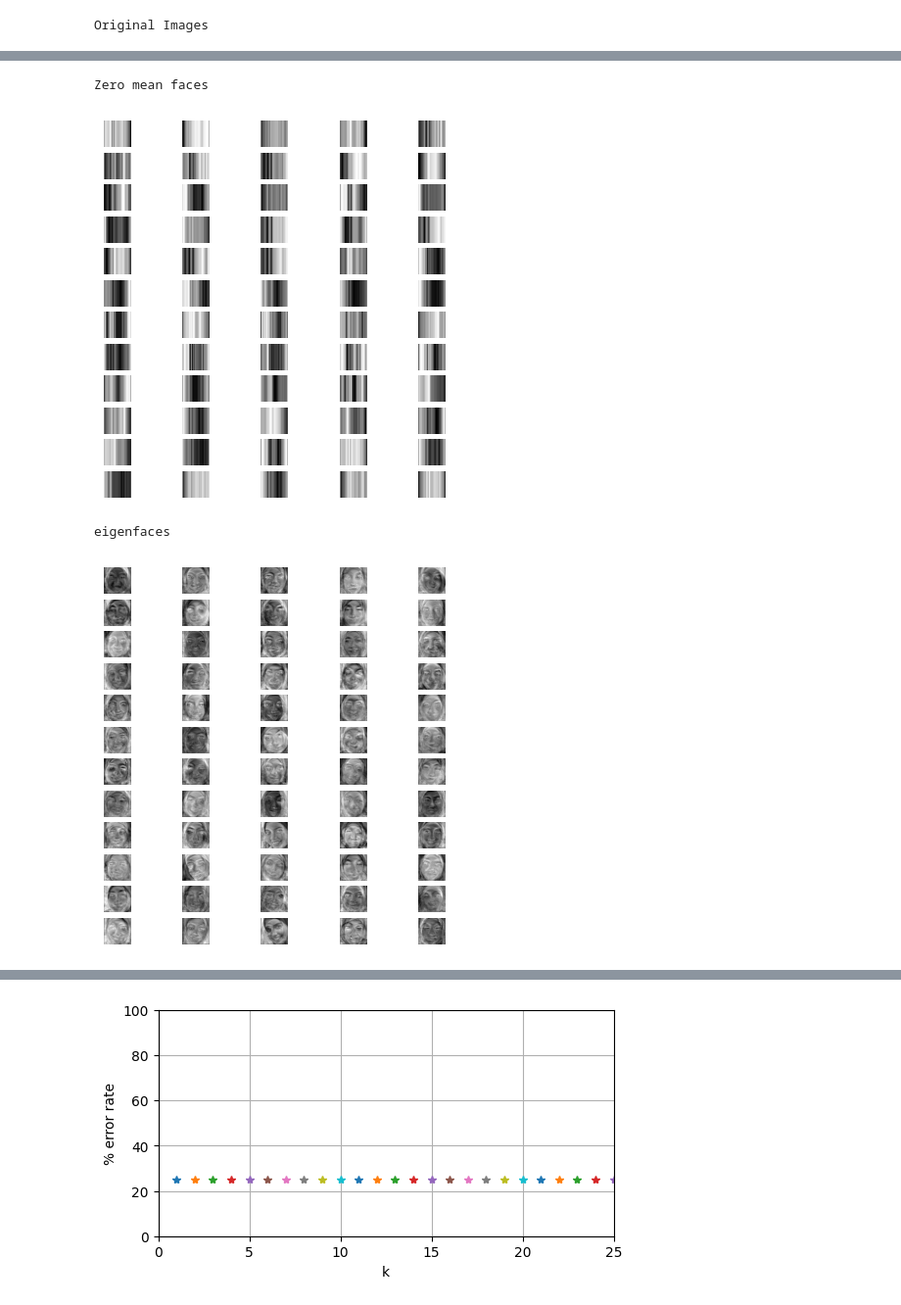
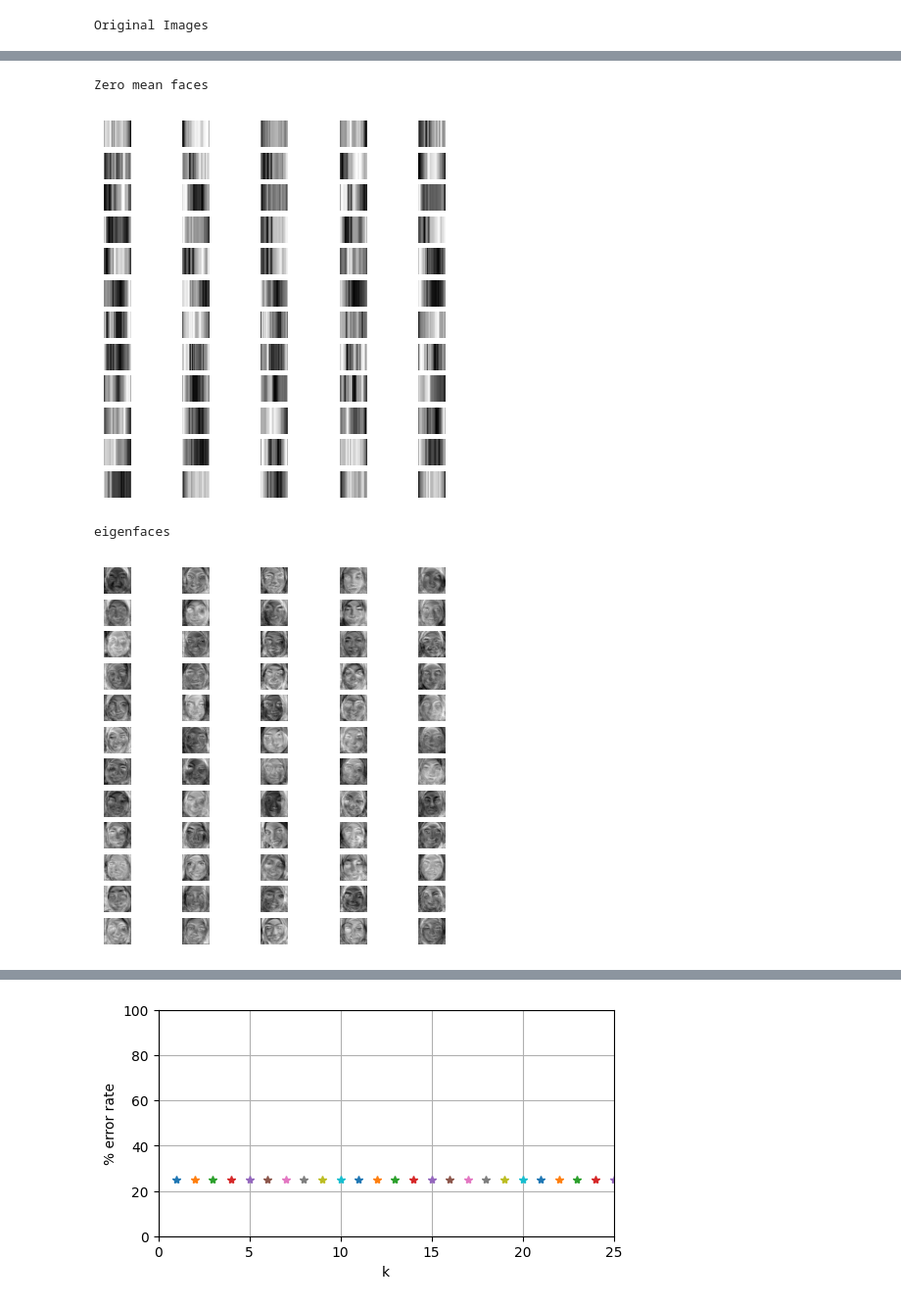
Before and after one commit to Nada-21/Face-Recognition, a Jupyter notebook: Recognize.ipynb, the cells around one changed output, grey strips where cells are left out. Shown at 98% size. Saved outputs shown, nothing was run; the diff lists cells and outputs as text; code cells hidden in the pictures.

```diff
--- a/Recognize.ipynb
+++ b/Recognize.ipynb
@@ -21,7 +21,7 @@ def griddisplay(image_list):
             k = k+1
     plt.show()
 
-for filename in glob.glob(r'C:\Users\power\Desktop\cv-task5\AllData\TrainingImages\*.jpg'):
+for filename in glob.glob(r'D:\carrie works\programming\task5_cv\cv-task5\AllData\TrainingImages\*.jpg'):
     im=Image.open(filename).convert('L')
     im= np.asarray(im,dtype=float)/255.0
     image.append(im)
@@ -54,34 +54,34 @@ Zero_mean_matrix= np.ones((16384,TrainImages_num))
 for values in flattened_images:
     zm= A[:,column] - mean         # zm = values - mean
     zm = np.squeeze(zm)
     Zero_mean_matrix[:,column] =zm
     zm_images = zm.reshape(128,128)
     zero_mean.append(zm)
     column = column +1
 print('Zero mean faces')
 griddisplay(zero_mean)
 
 d = (np.dot(np.transpose(Zero_mean_matrix),Zero_mean_matrix))/425
 u_list =[]
 w2, v2 = la.eigh(d)
 
 for ev in v2:
     ev_transpose = np.transpose(np.matrix(ev))
     u = np.dot(Zero_mean_matrix,ev_transpose)
     u = u / np.linalg.norm(u)
     u_i= u.reshape(128,128)
     u_list.append(u_i)
 
 print('eigenfaces')
 griddisplay(u_list)
 # %% [output]
 Original Images
 [figure]
 [figure]
 Zero mean faces
 [figure]
 eigenfaces
-[figure, old version]
+[figure, new version]
 # %%
 dict ={}
 def Reconstruct(k, boolean):
```
Also changed, not shown: parts of 2 cells of this notebook.
